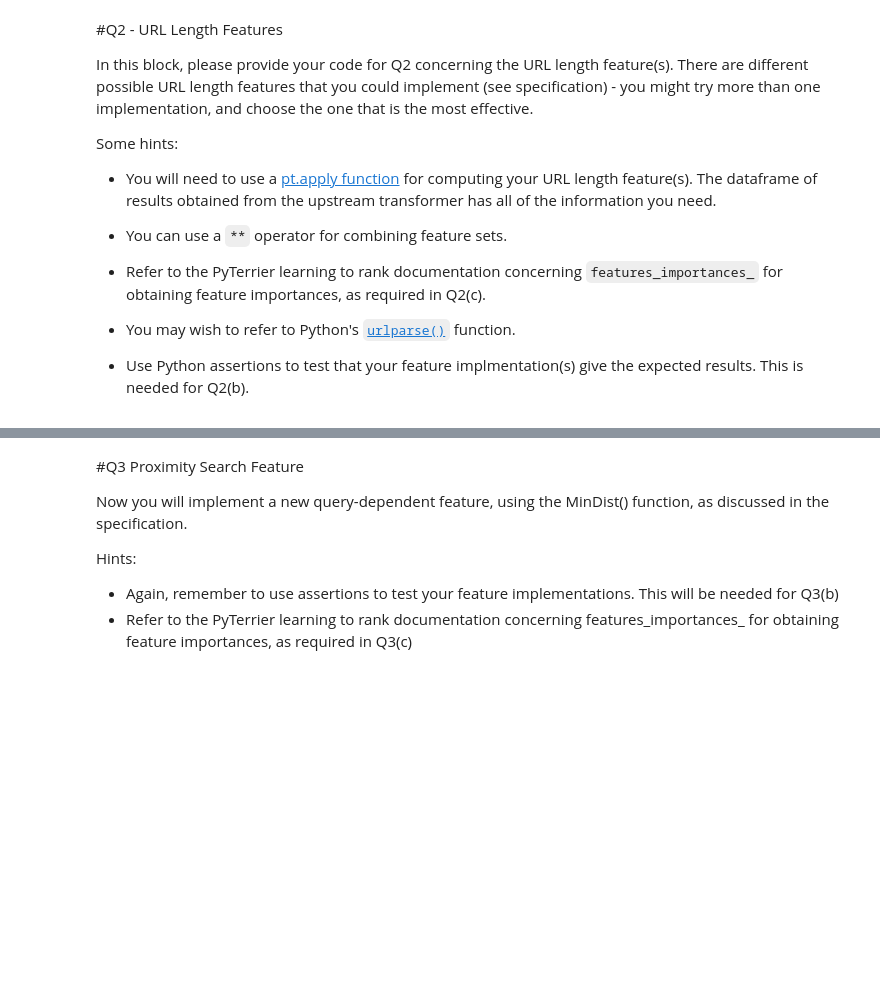
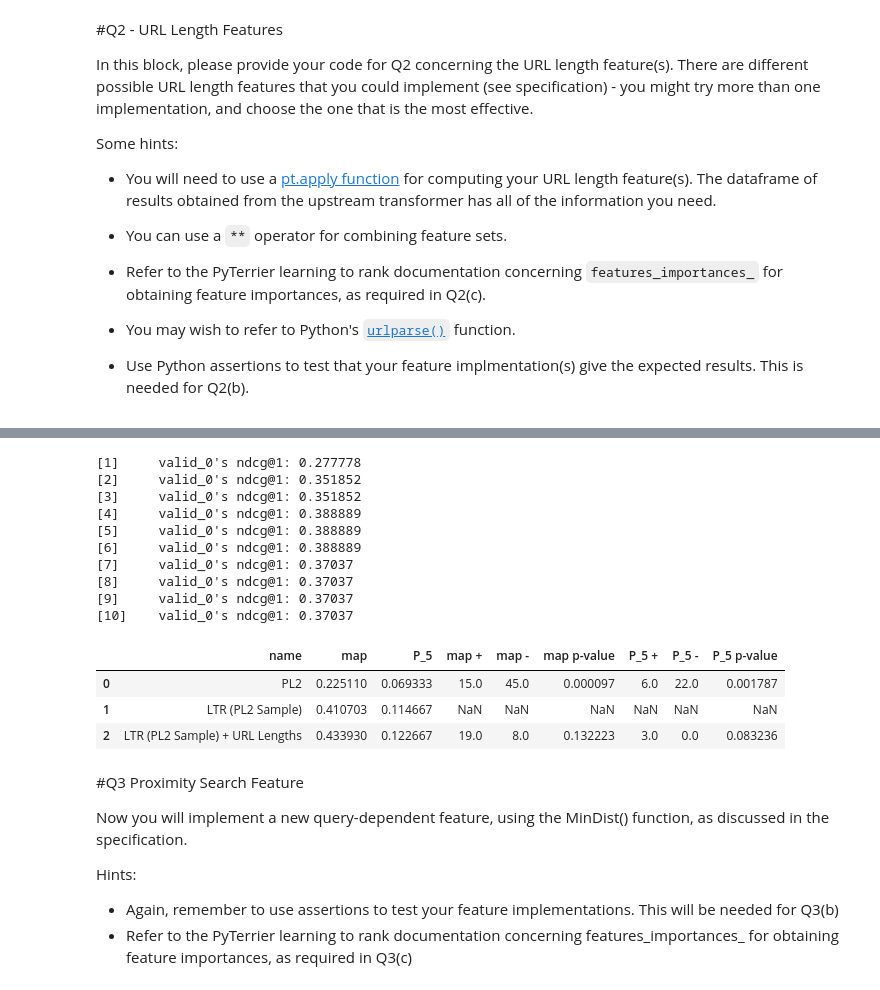
Before and after one commit to podyssea/InformationRetrieval, a Jupyter notebook: InformationRetrievalExercise2_2210049p.ipynb, the cells around one changed output, grey strips where cells are left out. Saved outputs shown, nothing was run; the diff lists cells and outputs as text; code cells hidden in the pictures; blank space fills up the shorter version.

```diff
--- a/InformationRetrievalExercise2_2210049p.ipynb
+++ b/InformationRetrievalExercise2_2210049p.ipynb
@@ -316,3 +351,39 @@ boosted_model_url.search("chemical reaction")
+# %%
+import re
+
+lmart_l_url_category = lgb.LGBMRanker(task="train",
+    min_data_in_leaf=1,
+    min_sum_hessian_in_leaf=100,
+    max_bin=255,
+    num_leaves=7,
+    objective="lambdarank",
+    metric="ndcg",
+    ndcg_eval_at=[1, 3, 5, 10],
+    learning_rate= .1,
+    importance_type="gain",
+    num_iterations=10)
+
+secondpassUB_category = pt.BatchRetrieve(index, wmodel="PL2", metadata=["docno", "url", "body"], verbose=True)
+url_category_feature = secondpassUB_category >> pt.apply.doc_features(_url_category_feature)
+combined_features_url_category = secondpassUB_category >> (stage12 ** url_category_feature)
+boosted_model_url_category = combined_features_url_category >> pt.ltr.apply_learned_model(lmart_l_url_category, form="ltr")
+boosted_model_url_category.fit(tr_topics, tr_qrels, va_topics, va_qrels)
+pt.Experiment([stage12, lmart_l_pipe, boosted_model_url_category], test_topics, test_qrels, ["map", "P.5"], names=["PL2", "LTR (PL2 Sample)", "LTR (PL2 Sample) + URL Lengths"], baseline = 1)
+# %% [output]
+[1]     valid_0's ndcg@1: 0.277778
+[2]     valid_0's ndcg@1: 0.351852
+[3]     valid_0's ndcg@1: 0.351852
+[4]     valid_0's ndcg@1: 0.388889
+[5]     valid_0's ndcg@1: 0.388889
+[6]     valid_0's ndcg@1: 0.388889
+[7]     valid_0's ndcg@1: 0.37037
+[8]     valid_0's ndcg@1: 0.37037
+[9]     valid_0's ndcg@1: 0.37037
+[10]    valid_0's ndcg@1: 0.37037
+|  | name | map | P_5 | map + | map - | map p-value | P_5 + | P_5 - | P_5 p-value |
+| 0 | PL2 | 0.225110 | 0.069333 | 15.0 | 45.0 | 0.000097 | 6.0 | 22.0 | 0.001787 |
+| 1 | LTR (PL2 Sample) | 0.410703 | 0.114667 | NaN | NaN | NaN | NaN | NaN | NaN |
+| 2 | LTR (PL2 Sample) + URL Lengths | 0.433930 | 0.122667 | 19.0 | 8.0 | 0.132223 | 3.0 | 0.0 | 0.083236 |
 # %% [markdown]
 #Q3 Proximity Search Feature
 
```
Also changed, not shown: parts of 39 cells of this notebook.
